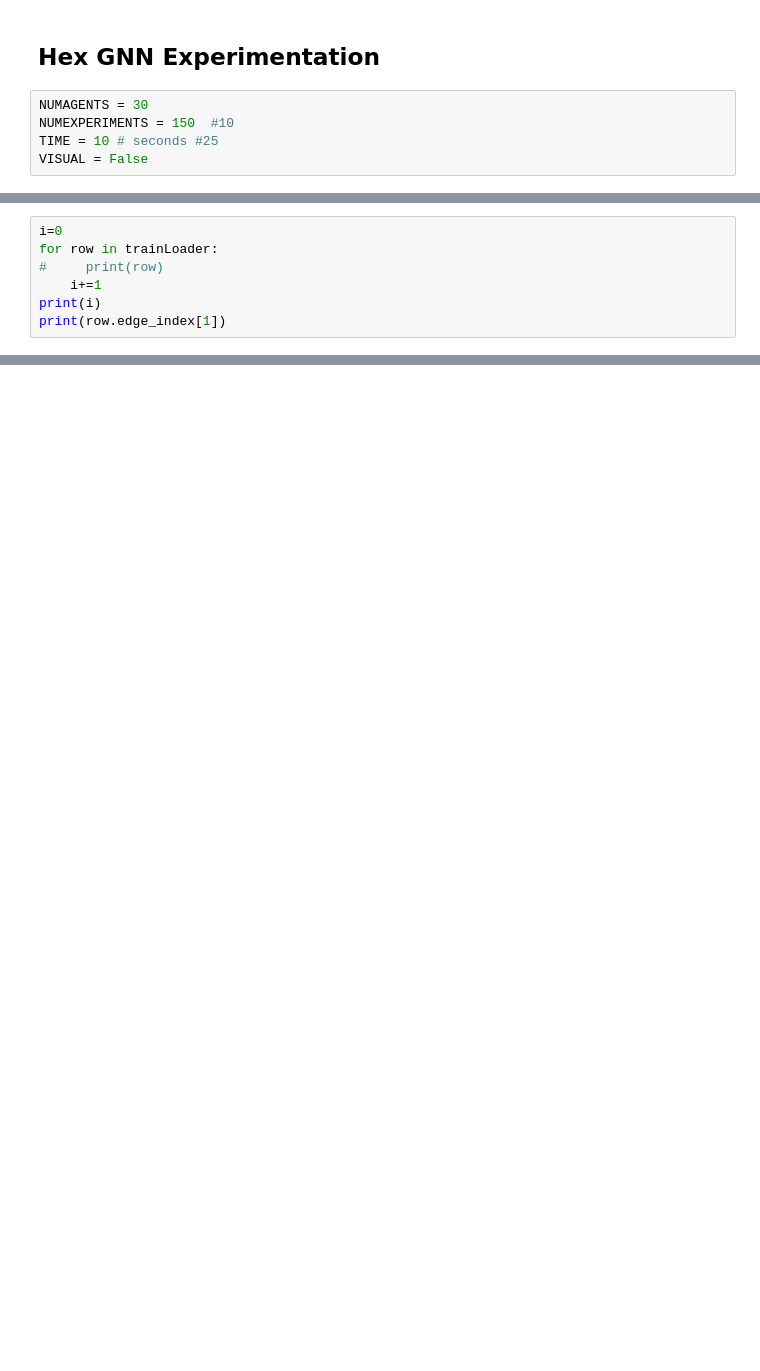
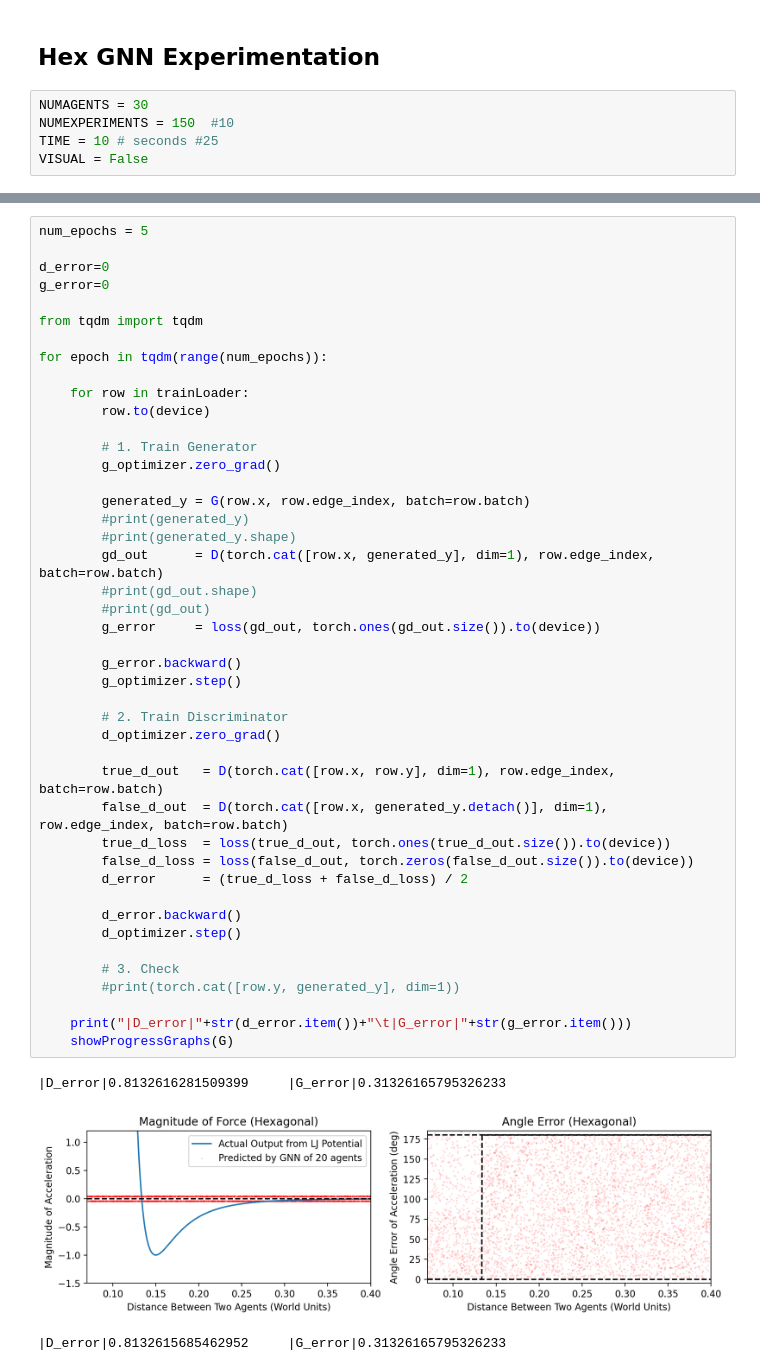
Before and after one commit to Parthsarthi316/Symbolic_Model_With_GANs_Surrogate, a Jupyter notebook: HEX Experiments- with GANS.ipynb, the cells around one changed output, grey strips where cells are left out. Drawn from its saved outputs; the diff is of its cells as text; blank space fills up the shorter version.

```diff
--- a/HEX Experiments- with GANS.ipynb
+++ b/HEX Experiments- with GANS.ipynb
@@ -246,7 +112,0 @@ Data(x=[30, 2], edge_index=[2, 868], y=[30, 2])
-# %%
-i=0
-for row in trainLoader:
-#     print(row)
-    i+=1
-print(i)
-print(row.edge_index[1])
@@ -565,0 +363,48 @@ plt.show()
+# %%
+num_epochs = 5
+
+d_error=0
+g_error=0
+
+from tqdm import tqdm
+
+for epoch in tqdm(range(num_epochs)):
+
+    for row in trainLoader:
+        row.to(device)
+
+        # 1. Train Generator
+        g_optimizer.zero_grad()
+
+        generated_y = G(row.x, row.edge_index, batch=row.batch)
+        #print(generated_y)
+        #print(generated_y.shape)
+        gd_out      = D(torch.cat([row.x, generated_y], dim=1), row.edge_index, batch=row.batch)
+        #print(gd_out.shape)
+        #print(gd_out)
+        g_error     = loss(gd_out, torch.ones(gd_out.size()).to(device))
+
+        g_error.backward()
+        g_optimizer.step()
+
+        # 2. Train Discriminator
+        d_optimizer.zero_grad()
+
+        true_d_out   = D(torch.cat([row.x, row.y], dim=1), row.edge_index, batch=row.batch)
+        false_d_out  = D(torch.cat([row.x, generated_y.detach()], dim=1), row.edge_index, batch=row.batch)
+        true_d_loss  = loss(true_d_out, torch.ones(true_d_out.size()).to(device))
+        false_d_loss = loss(false_d_out, torch.zeros(false_d_out.size()).to(device))
+        d_error      = (true_d_loss + false_d_loss) / 2
+
+        d_error.backward()
+        d_optimizer.step()
+
+        # 3. Check
+        #print(torch.cat([row.y, generated_y], dim=1))
+
+    print("|D_error|"+str(d_error.item())+"\t|G_error|"+str(g_error.item()))
+    showProgressGraphs(G)
+# %% [output]
+|D_error|0.8132616281509399     |G_error|0.31326165795326233
+[figure, added]
+|D_error|0.8132615685462952     |G_error|0.31326165795326233
```
Also changed, not shown: parts of 29 cells of this notebook.
